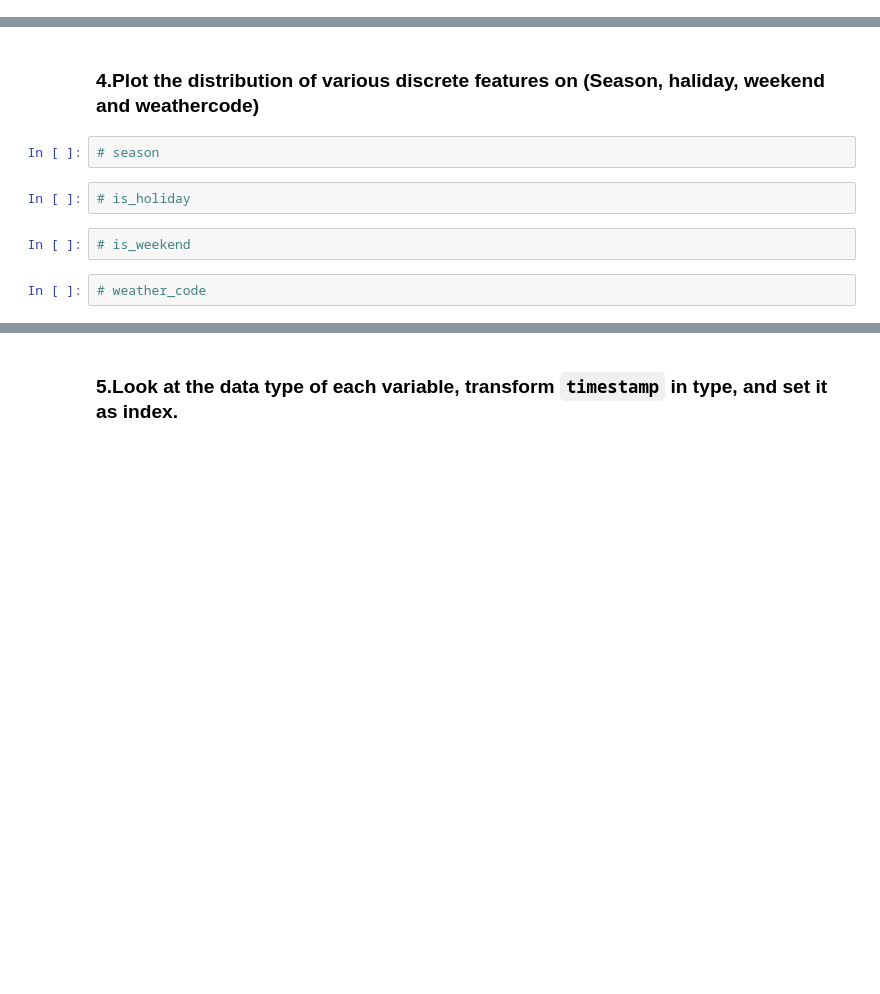
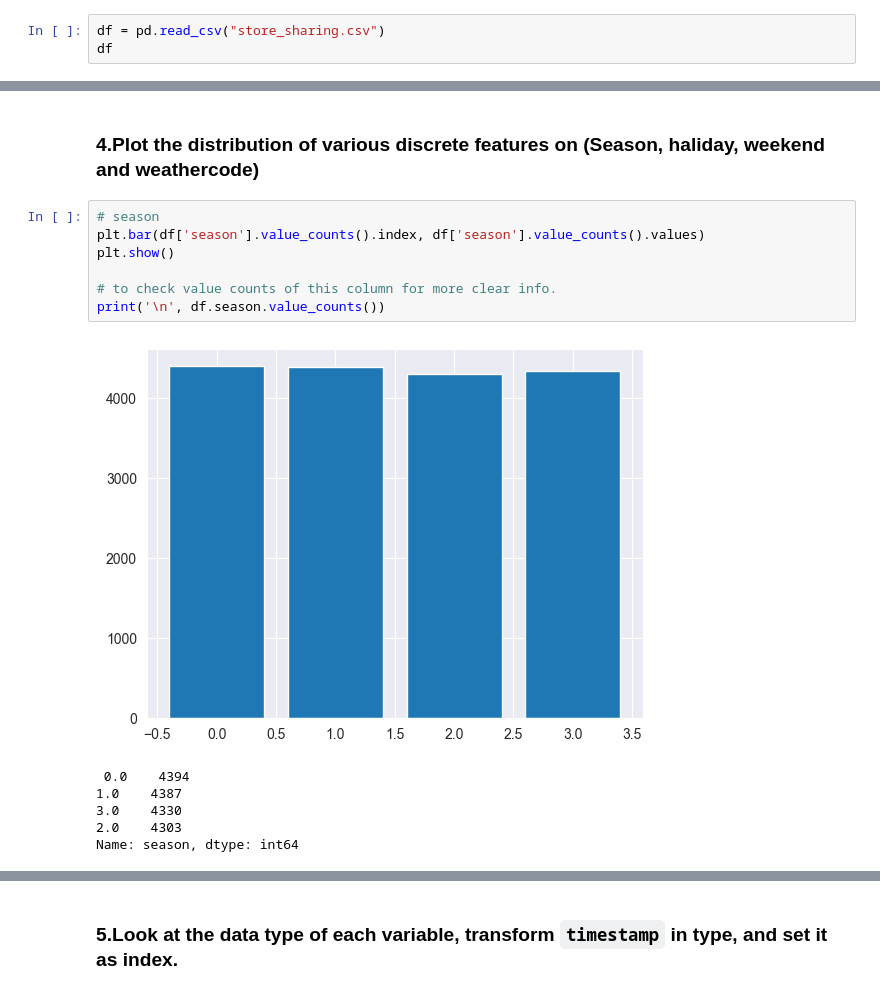
Before and after one commit to fenyx-it-academy/Class7-Week20-Data-Visualization-Seaborn-Matplotlib, a Jupyter notebook: Data_Visualisation_(Seaborn_Matplotlib).ipynb, the cells around one changed output, grey strips where cells are left out. Saved outputs shown, nothing was run; the diff lists cells and outputs as text; blank space fills up the shorter version.

```diff
--- a/Data_Visualisation_(Seaborn_Matplotlib).ipynb
+++ b/Data_Visualisation_(Seaborn_Matplotlib).ipynb
@@ -56,3 +56,6 @@ import warnings
 warnings.filterwarnings("ignore")
 # %% [markdown]
 ### 2.Read dataset
+# %%
+df = pd.read_csv("store_sharing.csv")
+df
@@ -61,10 +101,16 @@ warnings.filterwarnings("ignore")
 # %% [markdown]
 ### 4.Plot the distribution of various discrete features on (Season, haliday, weekend and weathercode)
-# %%
-# season
-# %%
-# is_holiday
-# %%
-# is_weekend
-# %%
-# weather_code
+# %%
+# season
+plt.bar(df['season'].value_counts().index, df['season'].value_counts().values)
+plt.show()
+
+# to check value counts of this column for more clear info.
+print('\n', df.season.value_counts())
+# %% [output]
+[figure, added]
+ 0.0    4394
+1.0    4387
+3.0    4330
+2.0    4303
+Name: season, dtype: int64
```
Also changed, not shown: parts of 48 cells of this notebook.
